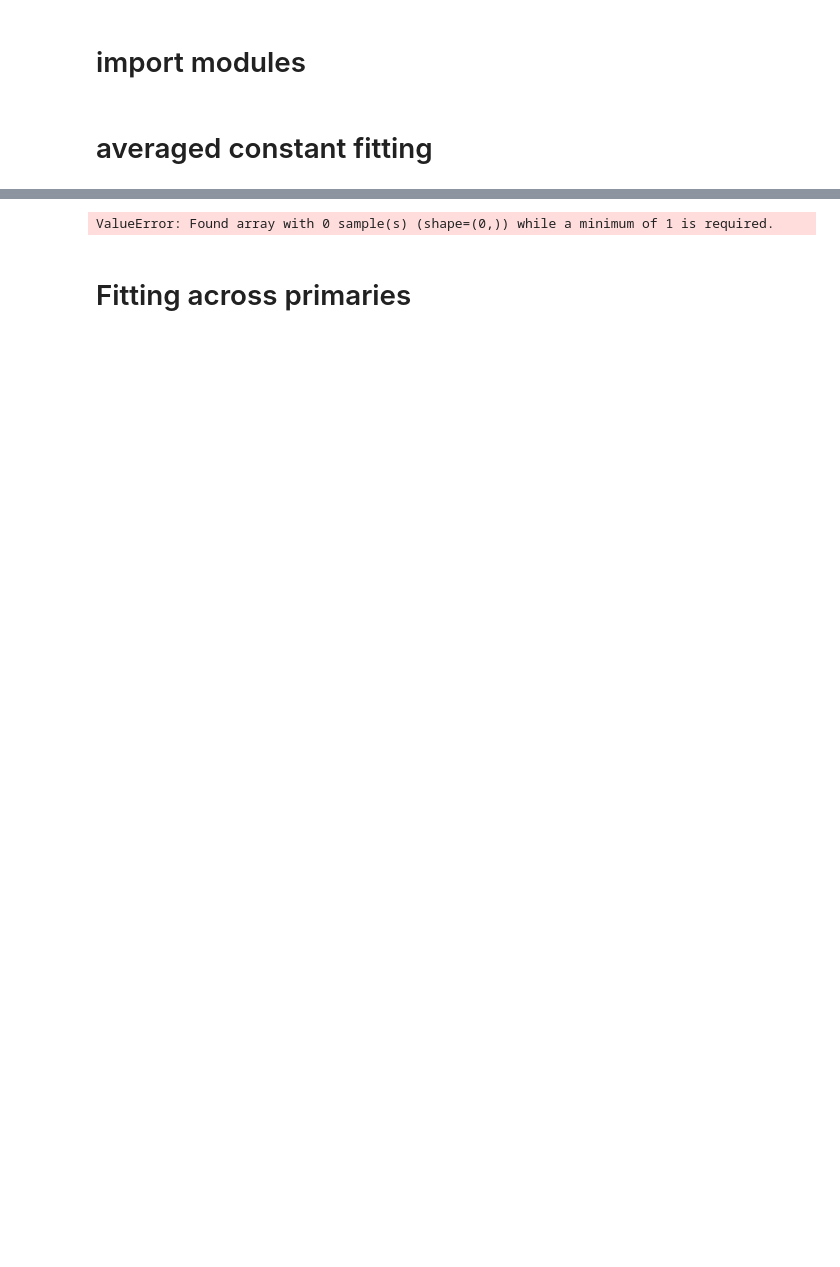
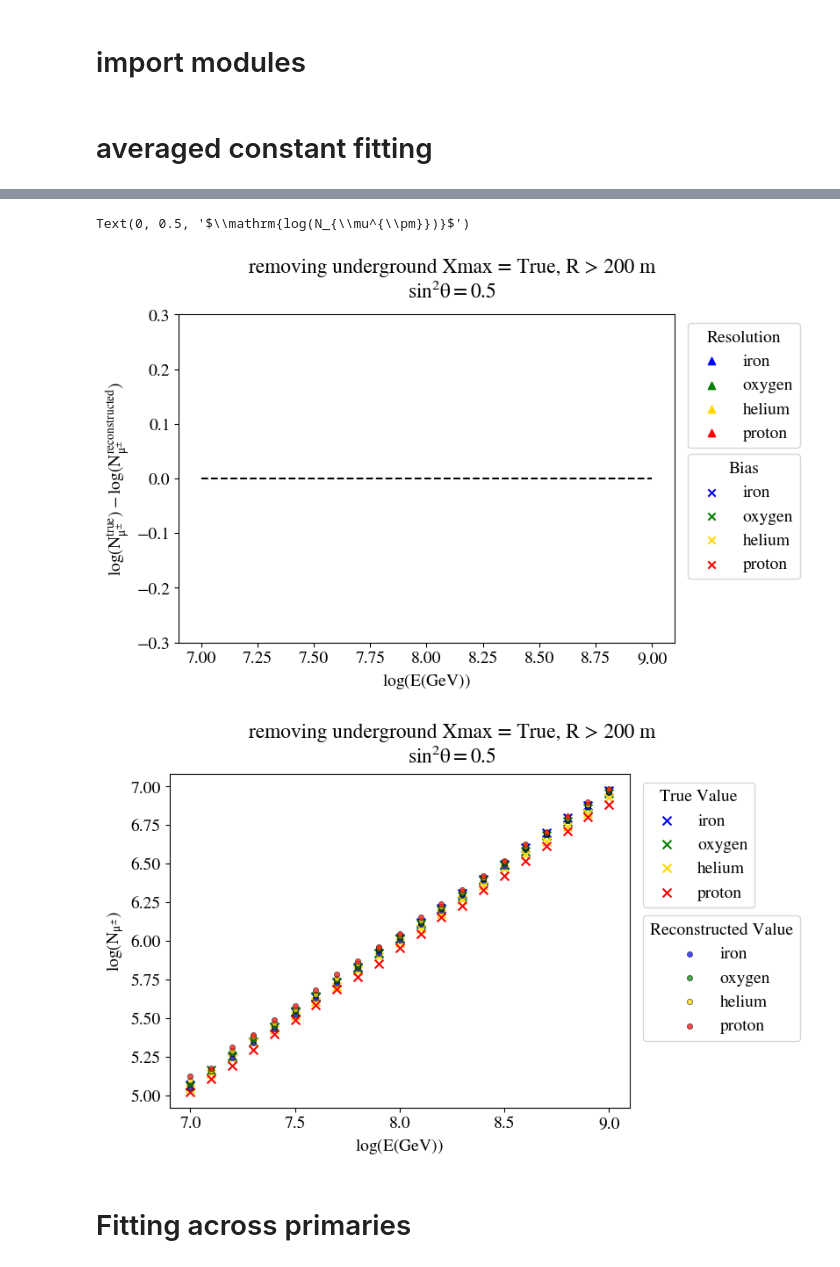
Before and after one commit to WassachonKam/CORSIKA-processing, a Jupyter notebook: RegressionPlot.ipynb, the cells around one changed output, grey strips where cells are left out. Saved outputs shown, nothing was run; the diff lists cells and outputs as text; code cells hidden in the pictures; blank space fills up the shorter version.

```diff
--- a/RegressionPlot.ipynb
+++ b/RegressionPlot.ipynb
@@ -49,11 +48,11 @@ Erad = 8e-6 				# Erad in GeV should vary between 1.5e-6 and 6 GeV
 Xmax = 622				# Xmax in g/cm^2 should vary between 450 and 1200 g/cm^2
 plotting = True
 printing = False
-const_interp(df_params, primEnergy, sin2, Edep, Erad,Xmax, plotting, printing)
+#const_interp(df_params, primEnergy, sin2, Edep, Erad,Xmax, plotting, printing)
 
 sin2 = 0.5
 
-energy_bins = np.linspace(7.0, 9.0, 21)
+energy_bins = np.logspace(7.0, 9.0, 21)
 sin2theta = df_Nmu['sin2theta']
 energy = df_Nmu['energy']
 particle = df_Nmu['particle']
@@ -87,6 +86,9 @@ for p_idx, p in enumerate(particle_bins):
 
 		Nmu_true = df_mask['Nmu_true'].values
 		Nmu_pred = df_mask['Nmu_pred'].values
+
+		Nmu_true = np.log10(Nmu_true)
+		Nmu_pred = np.log10(Nmu_pred)
 		bias = df_mask['bias'].values
 		reso = df_mask['reso'].values
 
@@ -97,36 +99,39 @@ for p_idx, p in enumerate(particle_bins):
 			reso_all.append(reso)
 			energy_all.append(e)
 
+	energy_all = np.log10(energy_all)
 	bias = ax.scatter(energy_all, bias_all, color = colors[p_idx], marker = 'x', label = p )
 	res = ax.scatter(energy_all, reso_all, color = colors[p_idx], marker = '^', label = p)
 
 	true = ax2.scatter(energy_all, Nmu_true_all, color = colors[p_idx], marker = 'x', label = p, s = 50, zorder = 2)
 	recon = ax2.scatter(energy_all, Nmu_pred_all, color = colors[p_idx], marker = 'o', label = p, s = 20, zorder = 3,
 					edgecolors = 'black', linewidths=0.5, alpha = 0.7)
 
 	handle_res.append(res)
 	handle_bias.append(bias)
 	handle_true.append(true)
 	handle_recon.append(recon)
 
 fig.suptitle(titlelabel + '\n' + zenith_label)
 leg1 = ax.legend(bbox_to_anchor=(1.01, 1), handles= handle_res, loc='upper left', title="Resolution")
 ax.add_artist(leg1)
 ax.legend(bbox_to_anchor=(1.01, 0.6), handles=handle_bias, loc='upper left', title="Bias")
 ax.set_xlabel(rf'$\mathrm{{log(E (GeV))}}$')
 ax.set_ylabel(rf'$\mathrm{{log(N_{{\mu^{{\pm}}}}^{{true}}) - log(N_{{\mu^{{\pm}}}}^{{reconstructed}})}}$')
 ax.set_title(f'')
 ax.set_ylim(-0.3,0.3)
 ax.hlines(y= 0, xmin = min(energy_all), xmax= max(energy_all), colors = 'k', linestyles =  '--')
 
 fig2.suptitle(titlelabel + '\n' + zenith_label)
 leg2 = ax2.legend(bbox_to_anchor=(1.01, 1), handles= handle_true, loc='upper left', title="True Value")
 ax2.add_artist(leg2)
 ax2.legend(bbox_to_anchor=(1.01, 0.6), handles=handle_recon, loc='upper left', title="Reconstructed Value")
 ax2.set_xlabel(rf'$\mathrm{{log(E (GeV))}}$')
 ax2.set_ylabel(rf'$\mathrm{{log(N_{{\mu^{{\pm}}}})}}$')
 # %% [output]
-ValueError: Found array with 0 sample(s) (shape=(0,)) while a minimum of 1 is required.
+Text(0, 0.5, '$\\mathrm{log(N_{\\mu^{\\pm}})}$')
+[figure, added]
+[figure, added]
 # %% [markdown]
 # Fitting across primaries
 # %%
```
Also changed, not shown: parts of 3 cells of this notebook, 3 other files.
